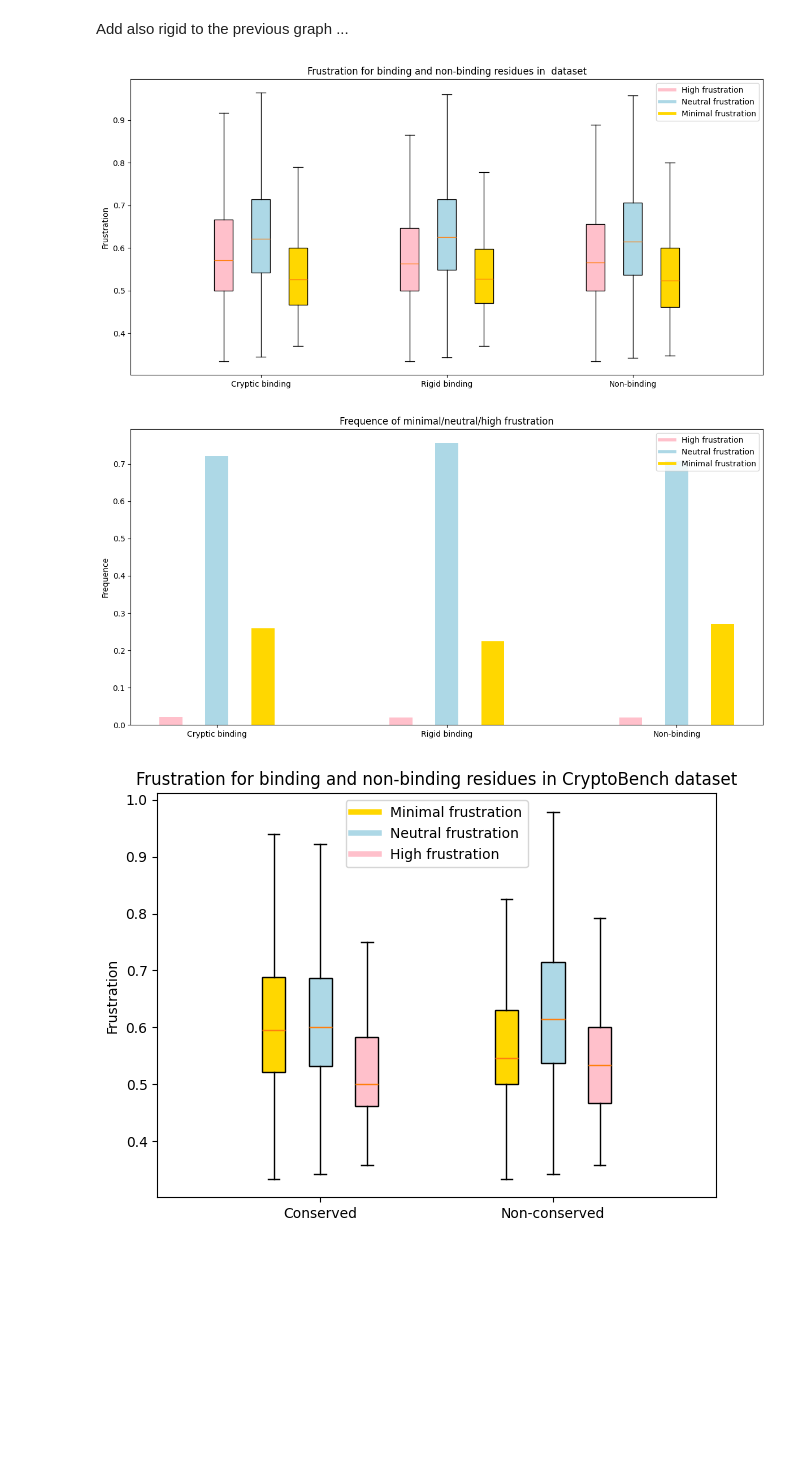
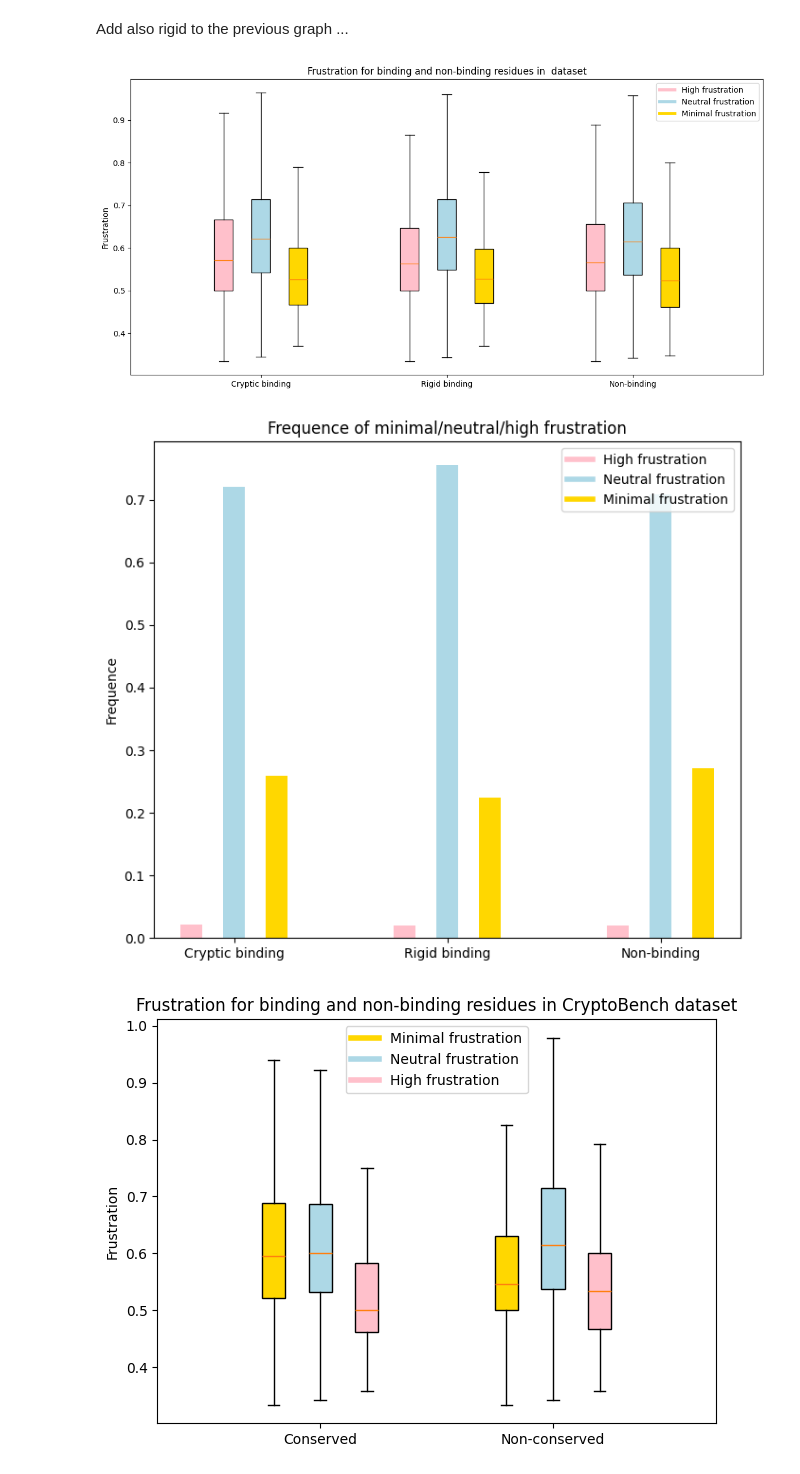
Before and after one commit to skrhakv/pocket-movement-analysis, a Jupyter notebook: src/feature-analysis/frustration/analysis.ipynb, the cells around one changed output. Cells and saved outputs as stored; diff of their text form; code cells hidden in the pictures; blank space fills up the shorter version.

```diff
--- a/src/feature-analysis/frustration/analysis.ipynb
+++ b/src/feature-analysis/frustration/analysis.ipynb
@@ -496,7 +583,7 @@ def print_plots(data, labels=['', ''], dataset=''):
     plt.show()
 
 
-    plt.figure(figsize=(12, 6))
+    plt.figure(figsize=(7, 6))
 
     for i, values in enumerate(data):
         high_frustration, neutral_frustration, minimal_frustration = analyze_frustration_stats(values)
@@ -537,14 +626,14 @@ Add also rigid to the previous graph ...
 # %%
-# both_binding_values_cryptic, _, none_binding_values_cryptic = load_dataset('cryptobench-dataset', 'mutational')
-# both_binding_values_rigid, _, none_binding_values_rigid = load_dataset('rigid-dataset', 'mutational')
+both_binding_values_cryptic, _, none_binding_values_cryptic = load_dataset('cryptobench-dataset', 'mutational')
+both_binding_values_rigid, _, none_binding_values_rigid = load_dataset('rigid-dataset', 'mutational')
 labels = ['Cryptic binding', 'Rigid binding', 'Non-binding']
 none_binding_values = []
 none_binding_values.extend(none_binding_values_cryptic)
 none_binding_values.extend(none_binding_values_rigid)
 print_plots([both_binding_values_cryptic, both_binding_values_rigid, none_binding_values], labels=labels)
 # %% [output]
 [figure]
-[figure, old version]
+[figure, new version]
 # %%
 def get_frustration_and_conservation(dataset, id, mode='mutational'):
     frustration_filepath = get_frustration_path(dataset, mode, id)
```
Also changed, not shown: parts of 14 cells of this notebook, 2 other files.
